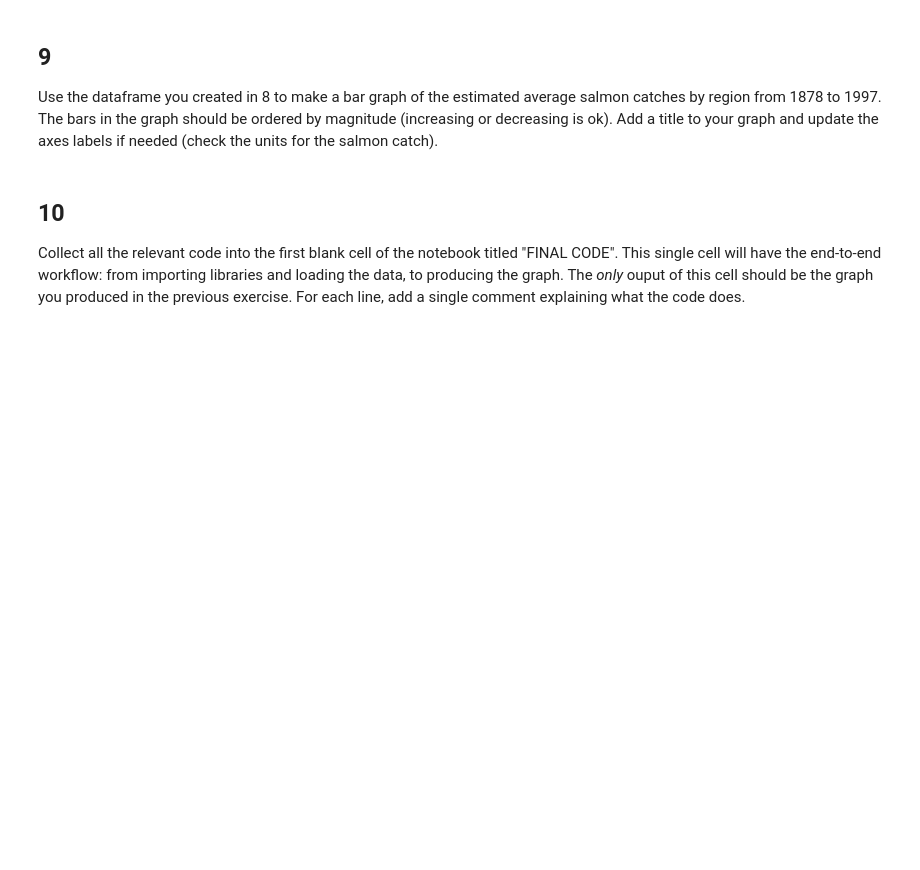
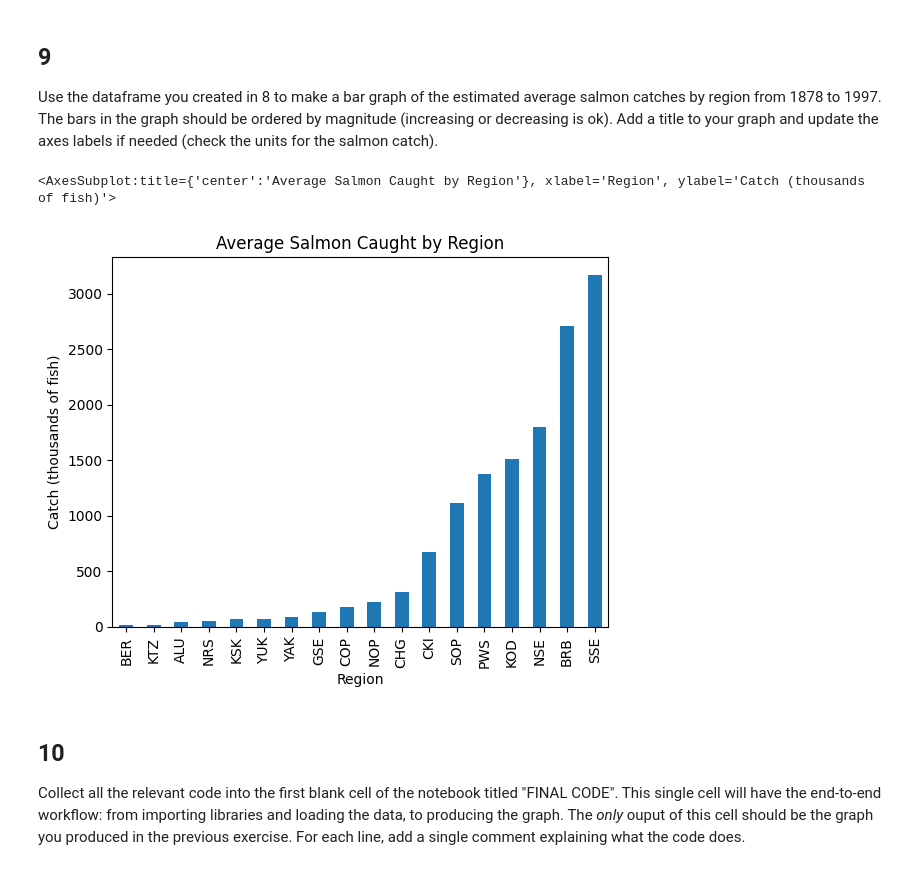
Before and after one commit to carmengg/eds220-hwk-2, a Jupyter notebook: hwk2-task3-salmon.ipynb, the cells around one changed output. Cells and saved outputs as stored; diff of their text form; code cells hidden in the pictures; blank space fills up the shorter version.

```diff
--- a/hwk2-task3-salmon.ipynb
+++ b/hwk2-task3-salmon.ipynb
@@ -44,0 +72,7 @@ Import the data from the `salmon_data.csv` as `catch_original` and look at the h
+# %%
+# Import relevant packages
+import pandas as pd
+
+#Import the data
+catch_original = pd.read_csv('salmon_data.csv')
+catch_original.head()
@@ -52,0 +92,9 @@ In the next cell:
+# %%
+# use the .unique() function to get unique values of notesRegCode column
+catch_original.notesRegCode.unique()
+
+#remove that column
+catch_original = catch_original.drop(columns = ['notesRegCode'])
+
+#check if the column dropped
+catch_original.head()
@@ -87,0 +154,6 @@ In the next cell:
+# %%
+# Access the row and update it
+catch_original.at[400, 'Catch'] = 1
+
+#Access the row to see it was changed
+catch_original.iloc[400,]
@@ -95,0 +172,6 @@ In the next cell:
+# %%
+#Change the type
+catch_original.Catch = catch_original.Catch.astype('int64')
+
+#Check using dtypes
+catch_original.dtypes
@@ -107,3 +215,15 @@ Use the dataframe you created in 8 to make a bar graph of the estimated average
+# %%
+#Filter to a certain time period
+catch_data = catch_original[catch_original['Year'].isin(range(1878,1997))]
+#sort the variable and take the averages per region
+plot_catch_data = catch_data.groupby("Region").Catch.mean().sort_values()
+# Plot the Data above using plot
+plot_catch_data.plot(kind = 'bar',
+                     title = 'Average Salmon Caught by Region',
+                    ylabel = 'Catch (thousands of fish)')
+# %% [output]
+<AxesSubplot:title={'center':'Average Salmon Caught by Region'}, xlabel='Region', ylabel='Catch (thousands of fish)'>
+[figure, added]
 # %% [markdown]
 ## 10
 
```
Also changed, not shown: parts of 18 cells of this notebook.
